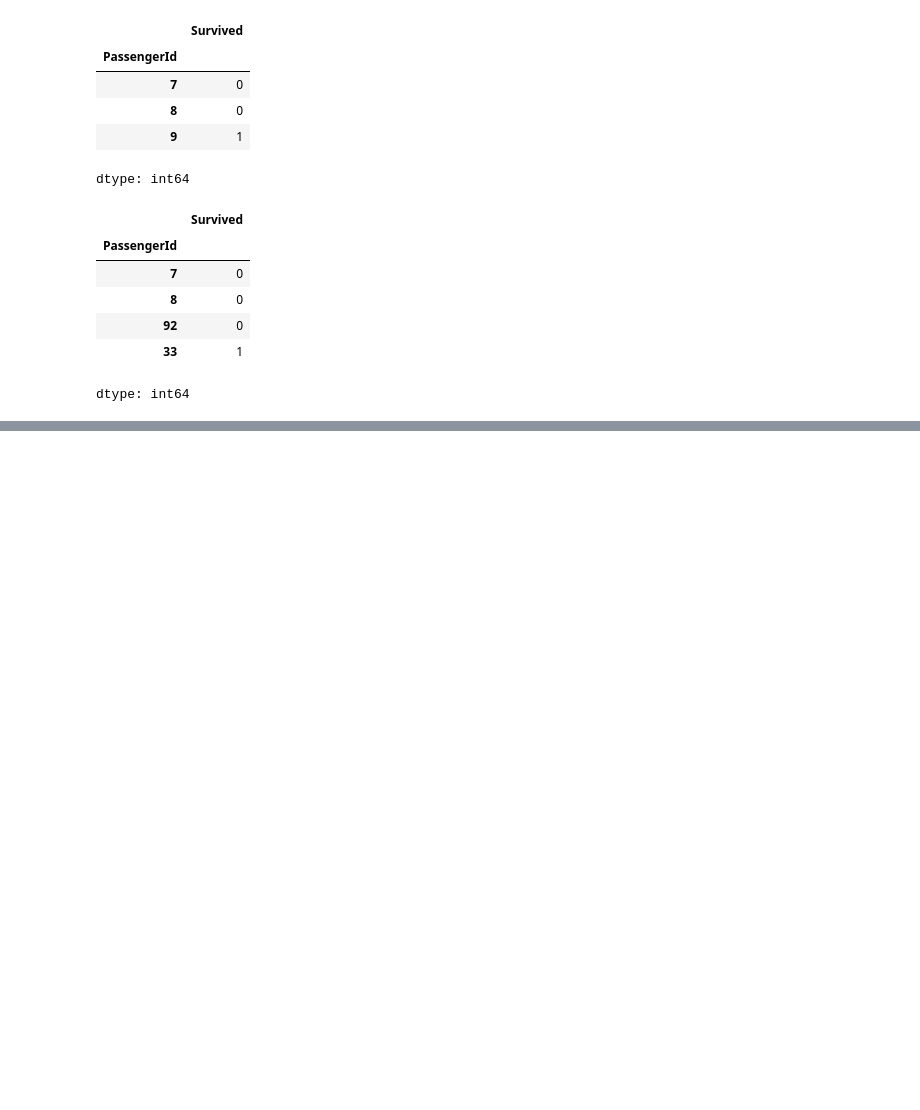
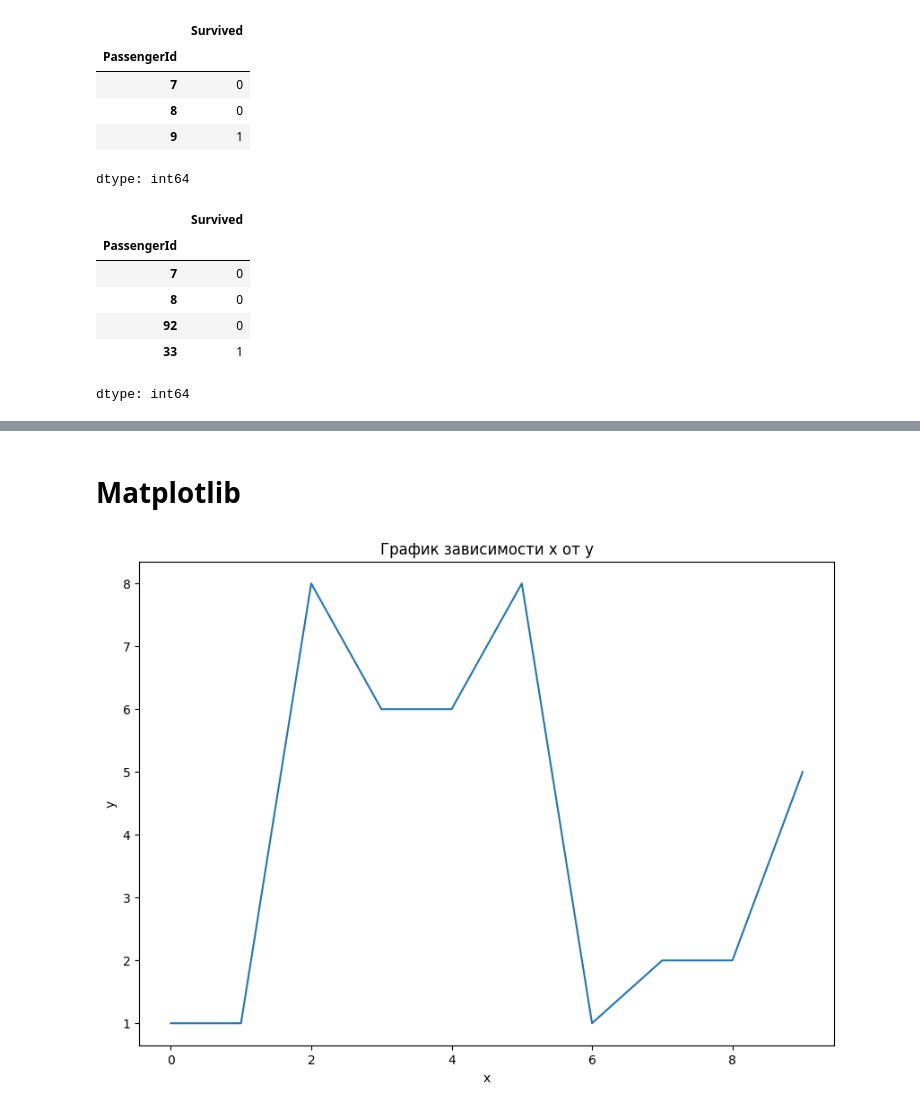
Before and after one commit to mromanenko095/ml-assignments, a Jupyter notebook: Pandas_Matplotlib_Sklearn.ipynb, the cells around one changed output, grey strips where cells are left out. Cells and saved outputs as stored; diff of their text form; code cells hidden in the pictures; blank space fills up the shorter version.

```diff
--- a/Pandas_Matplotlib_Sklearn.ipynb
+++ b/Pandas_Matplotlib_Sklearn.ipynb
@@ -216,0 +343,22 @@ dtype: int64
+# %% [markdown]
+# Matplotlib
+# %%
+x = np.arange(10)
+y = np.random.randint(1, 10, size=10)
+
+# Размер полотна
+plt.figure(figsize=(10, 7))
+
+# Линейная диаграмма
+plt.plot(x, y)
+
+# Заголовок
+plt.title('График зависимости x от y')
+
+# Подписи к осям
+plt.xlabel('x')
+plt.ylabel('y')
+
+plt.show()
+# %% [output]
+[figure, added]
```
Also changed, not shown: parts of 35 cells of this notebook.
